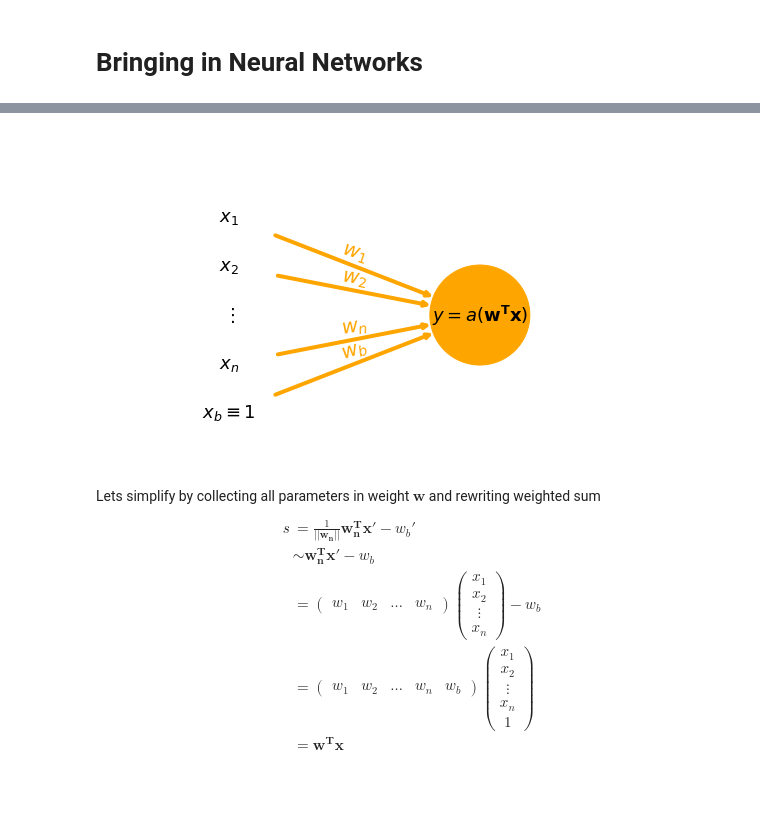
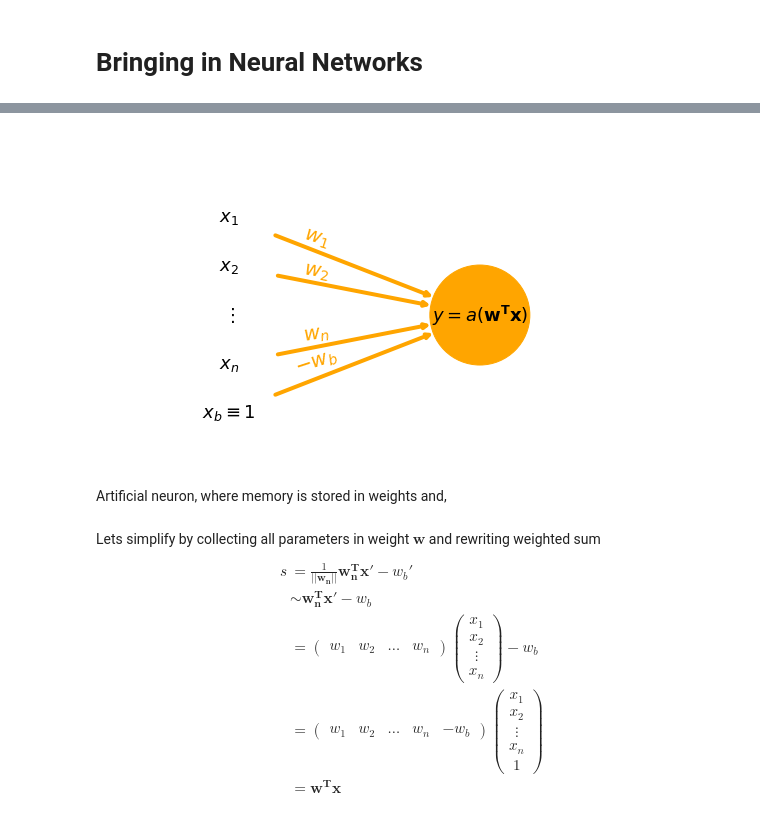
Before and after one commit to johndah/Intro-to-Machine-Learning, a Jupyter notebook: neural_networks_intro.ipynb, the cells around one changed output, grey strips where cells are left out. Saved outputs shown, nothing was run; the diff lists cells and outputs as text; code cells hidden in the pictures; blank space fills up the shorter version.

```diff
--- a/neural_networks_intro.ipynb
+++ b/neural_networks_intro.ipynb
@@ -350,54 +365,60 @@ G = nx.from_pandas_edgelist(df,
 G = nx.restricted_view(G, [],  [(input_neurons[2],  output_neurons[0])])
 nodes = nx.draw_networkx_nodes(G, pos,
                                nodelist=G.nodes,
                                node_size=1.e4,
                                node_shape='o',
                                node_color='orange',
                                alpha=[0, 1, 0, 0, 0, 0])
 
 nx.draw_networkx_labels(G, pos, labels, font_size=18, font_color='black')
 
 edges = nx.draw_networkx_edges(G, pos, node_size=1.e4,
                                arrowstyle='->',
                                edge_color='orange',
                                width=4,)
 
 nx.draw_networkx_edge_labels(G, pos, bbox=dict(facecolor='none', edgecolor='none'),
                              font_size=20,
                              font_color='orange',
+                             label_pos=.65,
                              verticalalignment='bottom',
                              edge_labels={(input_neurons[0], output_neurons[0]): r'$w_1$',
                                           (input_neurons[1], output_neurons[1]): r'$w_2$',
                                           (input_neurons[2], output_neurons[2]): '',
                                           (input_neurons[3], output_neurons[3]): r'$w_n$',
-                                          (input_neurons[4], output_neurons[4]): r'$w_b$'})
+                                          (input_neurons[4], output_neurons[4]): r'$-w_b$'})
 
 plt.xlim(0, 4)
 plt.ylim(0, 2)
 plt.axis('off')
-
 plt.show()
-
-Latex('''
-Lets simplify by collecting all parameters in weight $\\mathbf{w}$ and rewriting weighted sum
-\\begin{align}
-s &= \\frac{1}{||\\mathbf{w_{n}}||}\mathbf{w_{n}^T} \\mathbf{x'} - w_b' \\\
-&\\sim \mathbf{w_{n}^T} \\mathbf{x'} - w_b \\\
-&= \\begin{pmatrix} w_1 & w_2 & \ldots & w_n \\end{pmatrix} \\begin{pmatrix} x_1\\\ x_2 \\\ \\vdots \\\ x_n \\end{pmatrix} - w_b\\\
-&= \\begin{pmatrix} w_1 & w_2 & \ldots & w_n & w_b \\end{pmatrix} \\begin{pmatrix} x_1\\\ x_2 \\\ \\vdots \\\ x_n \\\ 1 \\end{pmatrix}\\\
-&= \mathbf{w^T} \\mathbf{x}
-\\end{align}
+Markdown('''
+Artificial neuron, where memory is stored in weights and,
 ''')
 # %% [output]
-[figure, old version]
+[figure, new version]
-Lets simplify by collecting all parameters in weight $\mathbf{w}$ and rewriting weighted sum
-\begin{align}
-s &= \frac{1}{||\mathbf{w_{n}}||}\mathbf{w_{n}^T} \mathbf{x'} - w_b' \\
-&\sim \mathbf{w_{n}^T} \mathbf{x'} - w_b \\
-&= \begin{pmatrix} w_1 & w_2 & \ldots & w_n \end{pmatrix} \begin{pmatrix} x_1\\ x_2 \\ \vdots \\ x_n \end{pmatrix} - w_b\\
-&= \begin{pmatrix} w_1 & w_2 & \ldots & w_n & w_b \end{pmatrix} \begin{pmatrix} x_1\\ x_2 \\ \vdots \\ x_n \\ 1 \end{pmatrix}\\
-&= \mathbf{w^T} \mathbf{x}
-\end{align}
+
+Artificial neuron, where memory is stored in weights and,
+# %%
+Latex('''
+Lets simplify by collecting all parameters in weight $\\mathbf{w}$ and rewriting weighted sum
+\\begin{align}
+s &= \\frac{1}{||\\mathbf{w_{n}}||}\mathbf{w_{n}^T} \\mathbf{x'} - w_b' \\\
+&\\sim \mathbf{w_{n}^T} \\mathbf{x'} - w_b \\\
+&= \\begin{pmatrix} w_1 & w_2 & \ldots & w_n \\end{pmatrix} \\begin{pmatrix} x_1\\\ x_2 \\\ \\vdots \\\ x_n \\end{pmatrix} - w_b\\\
+&= \\begin{pmatrix} w_1 & w_2 & \ldots & w_n & -w_b \\end{pmatrix} \\begin{pmatrix} x_1\\\ x_2 \\\ \\vdots \\\ x_n \\\ 1 \\end{pmatrix}\\\
+&= \mathbf{w^T} \\mathbf{x}
+\\end{align}
+''')
+# %% [output]
+Lets simplify by collecting all parameters in weight $\mathbf{w}$ and rewriting weighted sum
+\begin{align}
+s &= \frac{1}{||\mathbf{w_{n}}||}\mathbf{w_{n}^T} \mathbf{x'} - w_b' \\
+&\sim \mathbf{w_{n}^T} \mathbf{x'} - w_b \\
+&= \begin{pmatrix} w_1 & w_2 & \ldots & w_n \end{pmatrix} \begin{pmatrix} x_1\\ x_2 \\ \vdots \\ x_n \end{pmatrix} - w_b\\
+&= \begin{pmatrix} w_1 & w_2 & \ldots & w_n & -w_b \end{pmatrix} \begin{pmatrix} x_1\\ x_2 \\ \vdots \\ x_n \\ 1 \end{pmatrix}\\
+&= \mathbf{w^T} \mathbf{x}
+\end{align}
 # %%
 import pandas as pd
 import networkx as nx
```
Also changed, not shown: parts of 13 cells of this notebook.
